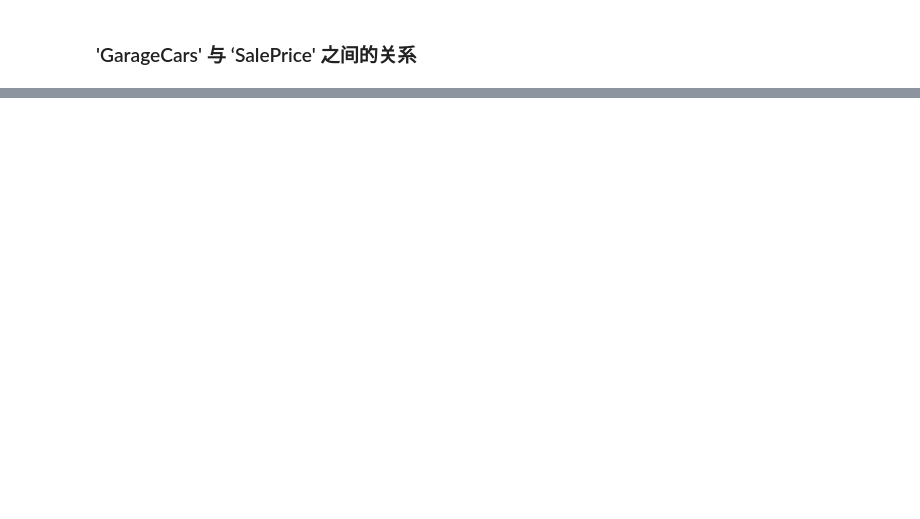
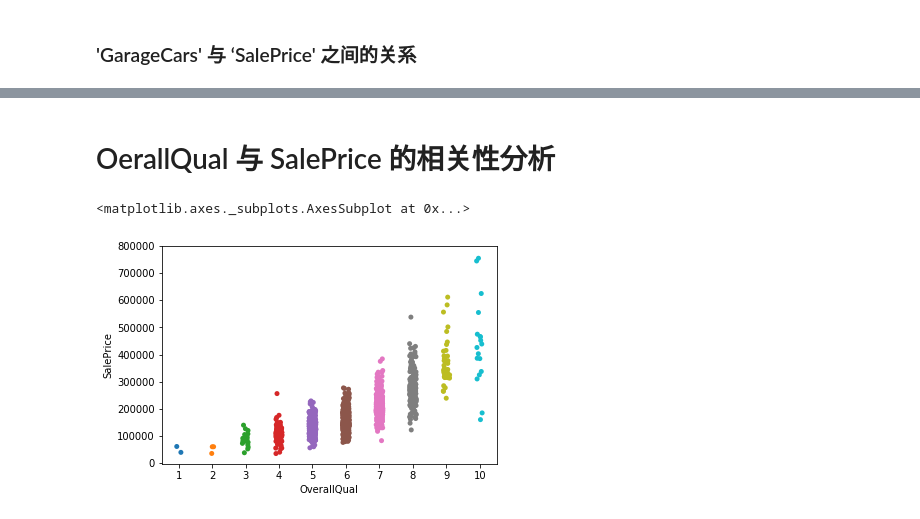
Before and after one commit to lizhicq/AI-course, a Jupyter notebook: 04 - 机器学习实战/W1 - LA House Price/Test.ipynb, the cells around one changed output, grey strips where cells are left out. Saved outputs shown, nothing was run; the diff lists cells and outputs as text; code cells hidden in the pictures; blank space fills up the shorter version.

```diff
--- a/04 - 机器学习实战/W1 - LA House Price/Test.ipynb
+++ b/04 - 机器学习实战/W1 - LA House Price/Test.ipynb
@@ -284,0 +200,7 @@ train[['GarageArea', 'SalePrice']].groupby(['GarageArea']).mean().plot.bar()
+# %% [markdown]
+# OerallQual 与 SalePrice 的相关性分析
+# %%
+sns.stripplot('OverallQual', 'SalePrice',data=train)
+# %% [output]
+<matplotlib.axes._subplots.AxesSubplot at 0x...>
+[figure, added]
```
Also changed, not shown: parts of 30 cells of this notebook, 1 other file.
